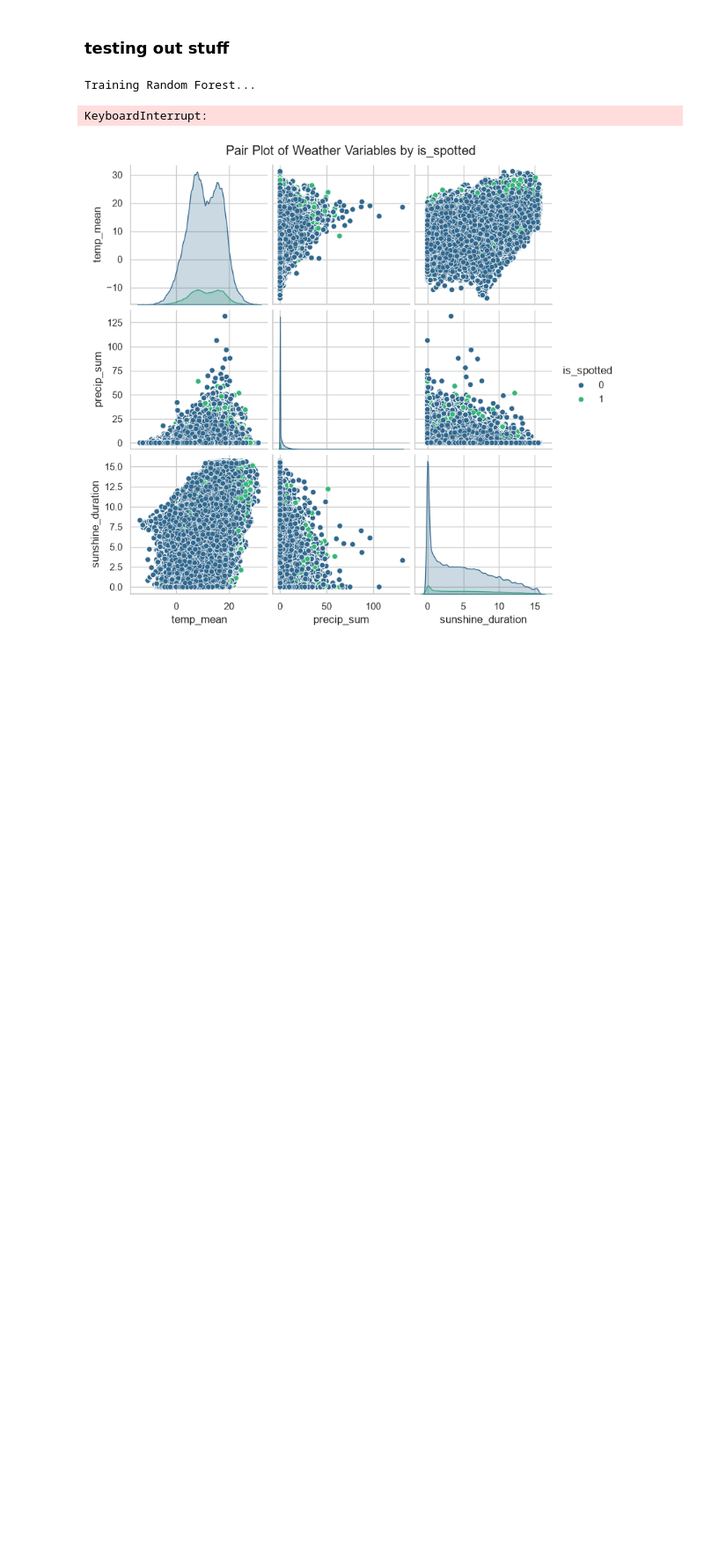
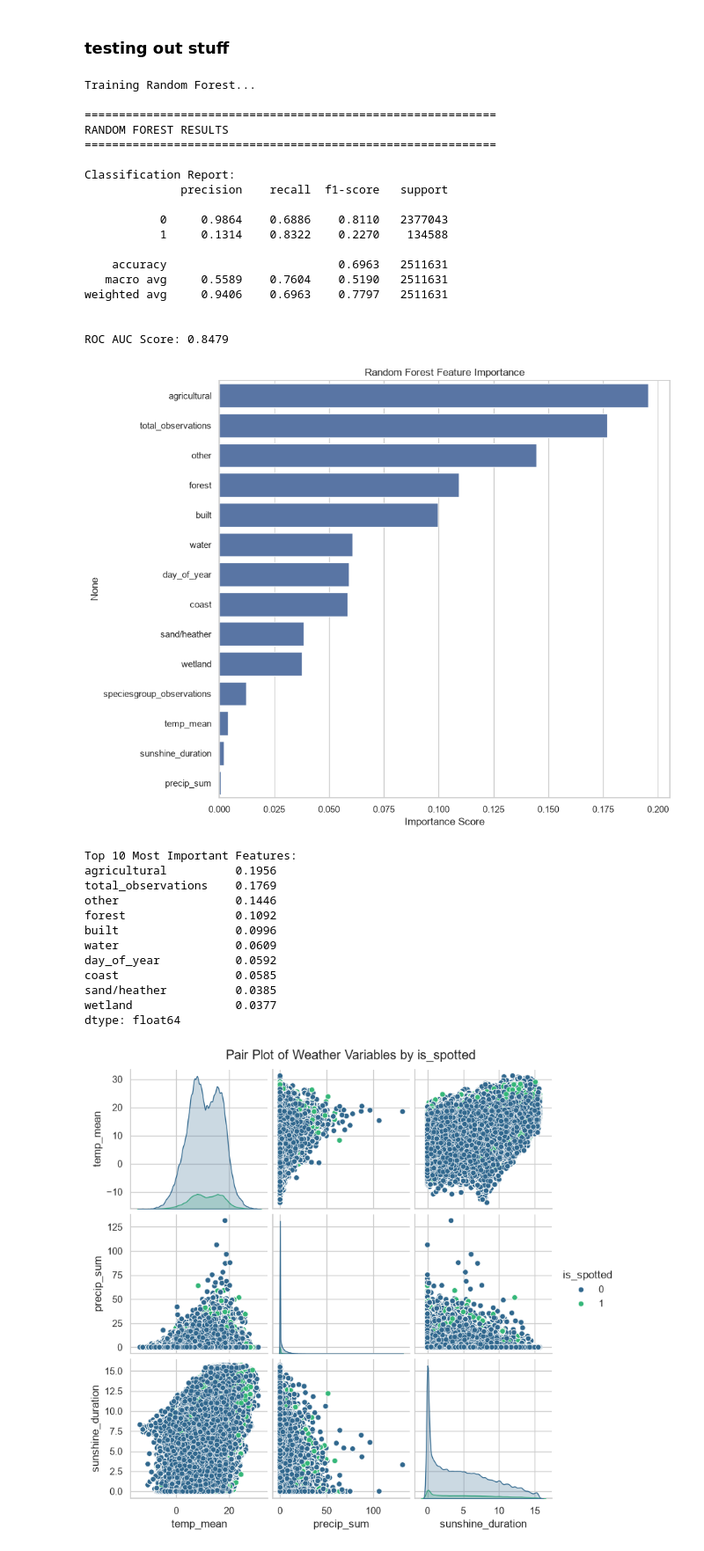
Before and after one commit to Sannebeast/Rabbitions, a Jupyter notebook: notebooks/project.ipynb, the cells around one changed output. Shown at 88% size. Saved outputs shown, nothing was run; the diff lists cells and outputs as text; code cells hidden in the pictures; blank space fills up the shorter version.

```diff
--- a/notebooks/project.ipynb
+++ b/notebooks/project.ipynb
@@ -932,7 +1006,7 @@ param_dist = {
     'learning_rate': [0.01, 0.05, 0.1],
     'subsample': [0.7, 0.8, 0.9],
     'colsample_bytree': [0.7, 0.8, 0.9],
-    'scale_pos_weight': [ratio]
+    'scale_pos_weight': [ratio * 0.5, ratio, ratio * 1.5]
 }
 
 # 4. Set up RandomizedSearchCV
@@ -999,7 +1096,7 @@ import numpy as np
 
 rf = RandomForestClassifier(
     n_estimators=200,
-    max_depth=5,
+    max_depth=12,
     min_samples_leaf=2,
     n_jobs=-1,
     random_state=42,
@@ -1011,34 +1108,63 @@ print("Training Random Forest...")
 rf.fit(X_train, y_train)
 
 # ==================== PREDICTIONS ====================
 y_pred = rf.predict(X_test)
 y_pred_proba = rf.predict_proba(X_test)[:, 1]
 
 # ==================== EVALUATION ====================
 print("\n" + "="*60)
 print("RANDOM FOREST RESULTS")
 print("="*60)
 
 print("\nClassification Report:")
 print(classification_report(y_test, y_pred, digits=4))
 
 print(f"\nROC AUC Score: {roc_auc_score(y_test, y_pred_proba):.4f}")
 
 # Feature Importance
 importances = pd.Series(rf.feature_importances_, index=features).sort_values(ascending=False)
 
 plt.figure(figsize=(10, 8))
 sns.barplot(x=importances.values, y=importances.index)
 plt.title("Random Forest Feature Importance")
 plt.xlabel("Importance Score")
 plt.tight_layout()
 plt.show()
 
 print("\nTop 10 Most Important Features:")
 print(importances.head(10).round(4))
 # %% [output]
 Training Random Forest...
+
+============================================================
+RANDOM FOREST RESULTS
+============================================================
+
+Classification Report:
+              precision    recall  f1-score   support
+
+           0     0.9864    0.6886    0.8110   2377043
+           1     0.1314    0.8322    0.2270    134588
+
+    accuracy                         0.6963   2511631
+   macro avg     0.5589    0.7604    0.5190   2511631
+weighted avg     0.9406    0.6963    0.7797   2511631
+
+
+ROC AUC Score: 0.8479
+[figure, added]
-KeyboardInterrupt:
+Top 10 Most Important Features:
+agricultural          0.1956
+total_observations    0.1769
+other                 0.1446
+forest                0.1092
+built                 0.0996
+water                 0.0609
+day_of_year           0.0592
+coast                 0.0585
+sand/heather          0.0385
+wetland               0.0377
+dtype: float64
 # %%
 plot_df = df[['temp_mean', 'precip_sum', 'sunshine_duration', 'is_spotted']]
 
```
Also changed, not shown: parts of 8 cells of this notebook.
